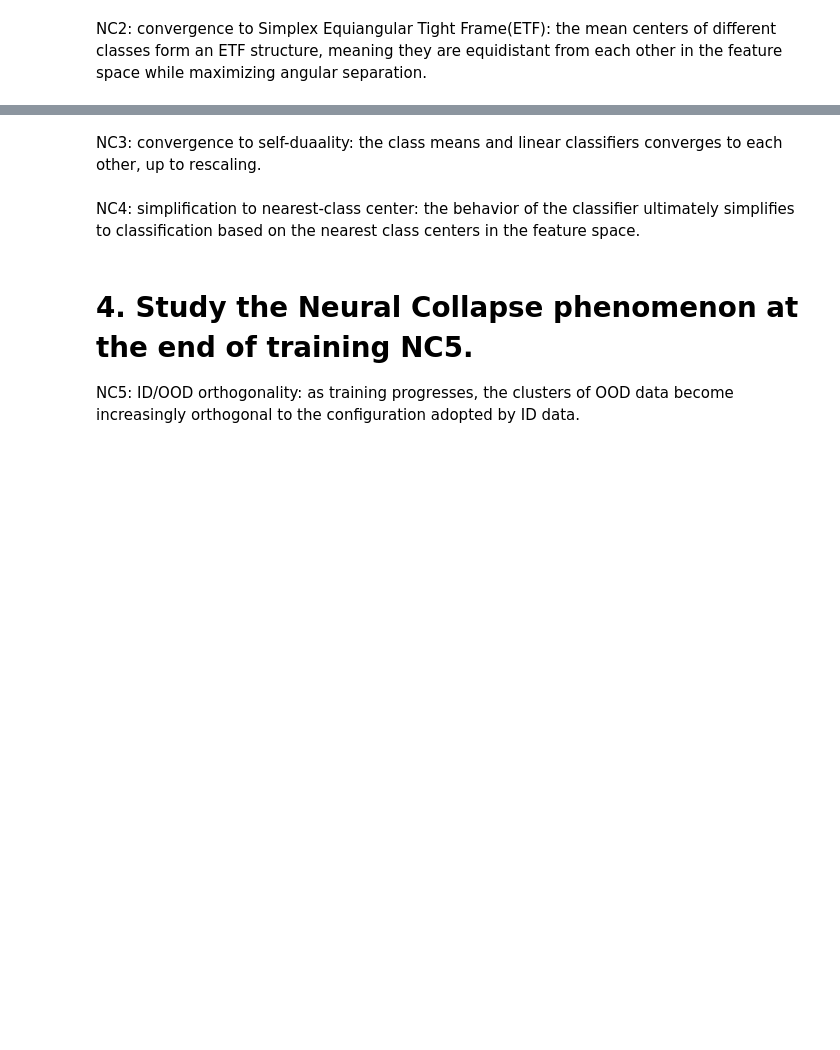
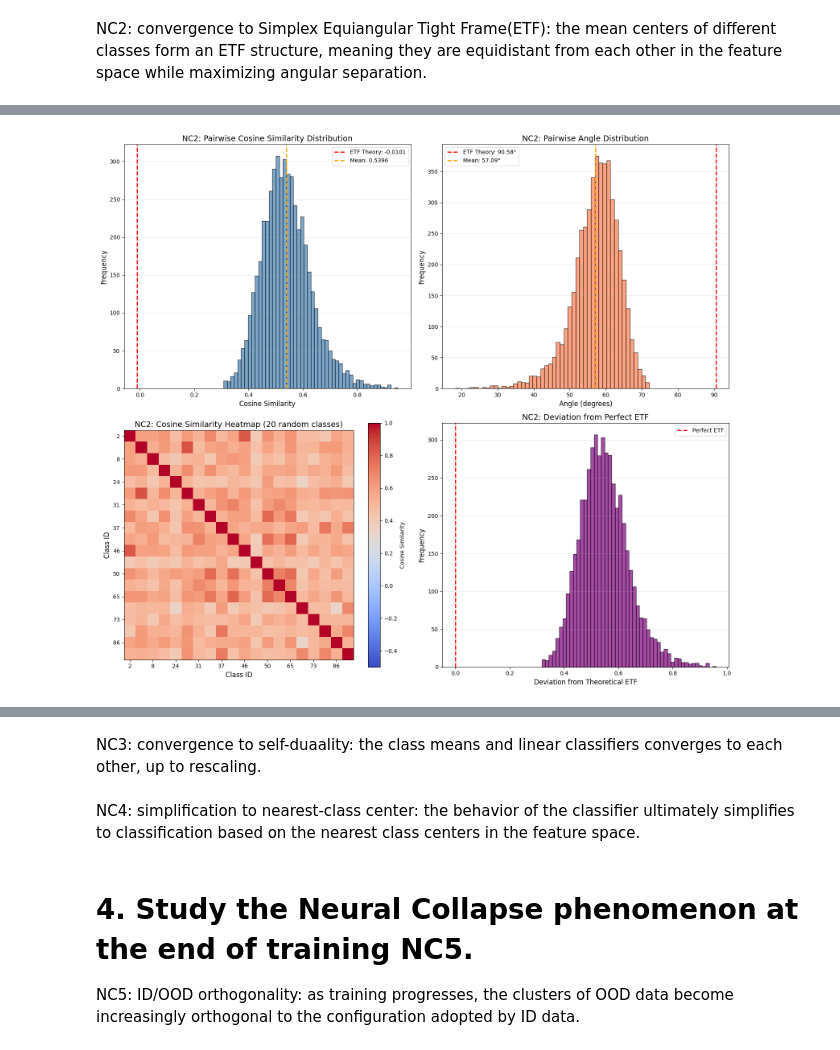
Before and after one commit to FBI-openup/CV_Out-of-Distribution-Detection-OOD-Scoring-Methods-and-Neural-Collapse, a Jupyter notebook: Resnet_OOD.ipynb, the cells around one changed output, grey strips where cells are left out. Drawn from its saved outputs; the diff is of its cells as text; code cells hidden in the pictures; blank space fills up the shorter version.

Commit message:
Add NC2 ETF structure visualization and analysis

```diff
--- a/Resnet_OOD.ipynb
+++ b/Resnet_OOD.ipynb
@@ -641,0 +682,86 @@ NC2: convergence to Simplex Equiangular Tight Frame(ETF): the mean centers of di
+# %%
+# NC2 Visualization
+
+fig, axes = plt.subplots(2, 2, figsize=(16, 14))
+
+# Plot 1: Cosine similarity distribution
+axes[0, 0].hist(pairwise_cos_sim, bins=50, color='steelblue', alpha=0.7, edgecolor='black')
+axes[0, 0].axvline(theoretical_cos_sim, color='red', linestyle='--', linewidth=2,
+                   label=f'ETF Theory: {theoretical_cos_sim:.4f}')
+axes[0, 0].axvline(np.mean(pairwise_cos_sim), color='orange', linestyle='--', linewidth=2,
+                   label=f'Mean: {np.mean(pairwise_cos_sim):.4f}')
+axes[0, 0].set_xlabel('Cosine Similarity', fontsize=12)
+axes[0, 0].set_ylabel('Frequency', fontsize=12)
+axes[0, 0].set_title('NC2: Pairwise Cosine Similarity Distribution', fontsize=14)
+axes[0, 0].legend()
+axes[0, 0].grid(axis='y', alpha=0.3)
+
+# Plot 2: Angle distribution
+axes[0, 1].hist(pairwise_angles, bins=50, color='coral', alpha=0.7, edgecolor='black')
+axes[0, 1].axvline(theoretical_angle, color='red', linestyle='--', linewidth=2,
+                   label=f'ETF Theory: {theoretical_angle:.2f}°')
+axes[0, 1].axvline(np.mean(pairwise_angles), color='orange', linestyle='--', linewidth=2,
+                   label=f'Mean: {np.mean(pairwise_angles):.2f}°')
+axes[0, 1].set_xlabel('Angle (degrees)', fontsize=12)
+axes[0, 1].set_ylabel('Frequency', fontsize=12)
+axes[0, 1].set_title('NC2: Pairwise Angle Distribution', fontsize=14)
+axes[0, 1].legend()
+axes[0, 1].grid(axis='y', alpha=0.3)
+
+# Plot 3: Cosine similarity heatmap (for 20 random classes)
+sample_classes = np.random.choice(num_classes, 20, replace=False)
+sample_classes = np.sort(sample_classes)
+cos_sim_sample = cosine_similarities[np.ix_(sample_classes, sample_classes)]
+
+im = axes[1, 0].imshow(cos_sim_sample, cmap='coolwarm', vmin=-0.5, vmax=1.0)
+axes[1, 0].set_xlabel('Class ID', fontsize=12)
+axes[1, 0].set_ylabel('Class ID', fontsize=12)
+axes[1, 0].set_title('NC2: Cosine Similarity Heatmap (20 random classes)', fontsize=14)
+axes[1, 0].set_xticks(range(0, 20, 2))
+axes[1, 0].set_xticklabels(sample_classes[::2])
+axes[1, 0].set_yticks(range(0, 20, 2))
+axes[1, 0].set_yticklabels(sample_classes[::2])
+plt.colorbar(im, ax=axes[1, 0], label='Cosine Similarity')
+
+# Plot 4: Deviation from ETF
+deviation_from_etf = pairwise_cos_sim - theoretical_cos_sim
+axes[1, 1].hist(deviation_from_etf, bins=50, color='purple', alpha=0.7, edgecolor='black')
+axes[1, 1].axvline(0, color='red', linestyle='--', linewidth=2, label='Perfect ETF')
+axes[1, 1].set_xlabel('Deviation from Theoretical ETF', fontsize=12)
+axes[1, 1].set_ylabel('Frequency', fontsize=12)
+axes[1, 1].set_title('NC2: Deviation from Perfect ETF', fontsize=14)
+axes[1, 1].legend()
+axes[1, 1].grid(axis='y', alpha=0.3)
+
+plt.tight_layout()
+plt.savefig('NC2_etf_structure.png', dpi=150, bbox_inches='tight')
+plt.show()
+
+# Statistics
+print("\n=== Expected NC2 Criteria ===")
+print(f"Theoretical cosine similarity: {theoretical_cos_sim:.6f}")
+print(f"Theoretical angle: {theoretical_angle:.2f} degrees")
+print("Deviation std should be < 0.05 for strong NC2")
+
+print("\n=== My NC2 Statistics ===")
+print(f"Mean cosine similarity: {np.mean(pairwise_cos_sim):.6f}")
+print(f"Std cosine similarity: {np.std(pairwise_cos_sim):.6f}")
+print(f"Mean angle: {np.mean(pairwise_angles):.2f} degrees")
+print(f"Std angle: {np.std(pairwise_angles):.2f} degrees")
+print(f"Mean deviation from ETF: {np.mean(deviation_from_etf):.6f}")
+print(f"Std deviation from ETF: {np.std(deviation_from_etf):.6f}")
+
+print("\n=== NC2 Assessment ===")
+std_dev = np.std(deviation_from_etf)
+if std_dev < 0.02:
+    print("Strong NC2: Class means form near-perfect ETF structure")
+elif std_dev < 0.05:
+    print("Partial NC2: Moderate ETF structure with some variance")
+elif std_dev < 0.10:
+    print("Weak NC2: Some ETF structure but significant deviation")
+else:
+    print("No NC2: Class means do not form ETF structure")
+
+print(f"\nStatus: Std deviation ({std_dev:.4f}) from theoretical ETF")
+# %% [output]
+[figure, added]
```
Also changed, not shown: parts of 5 cells of this notebook, 3 other files.
